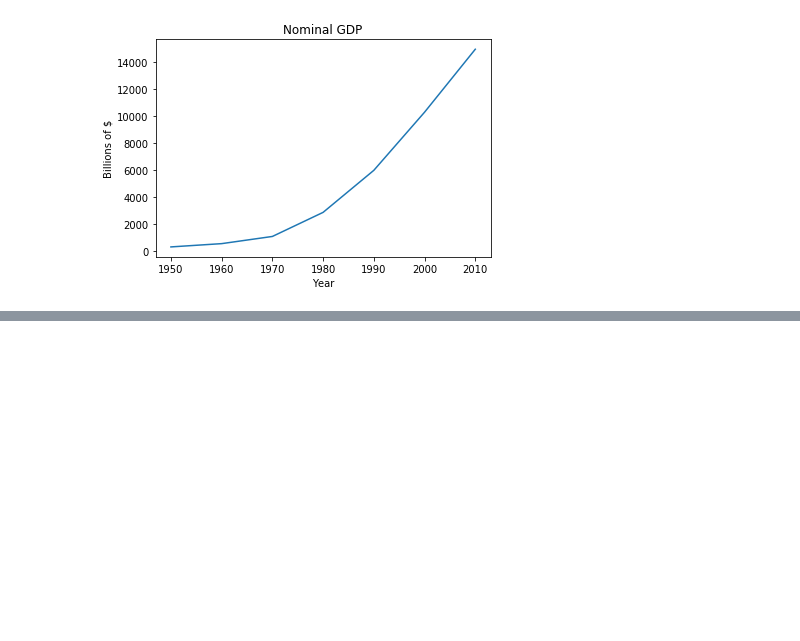
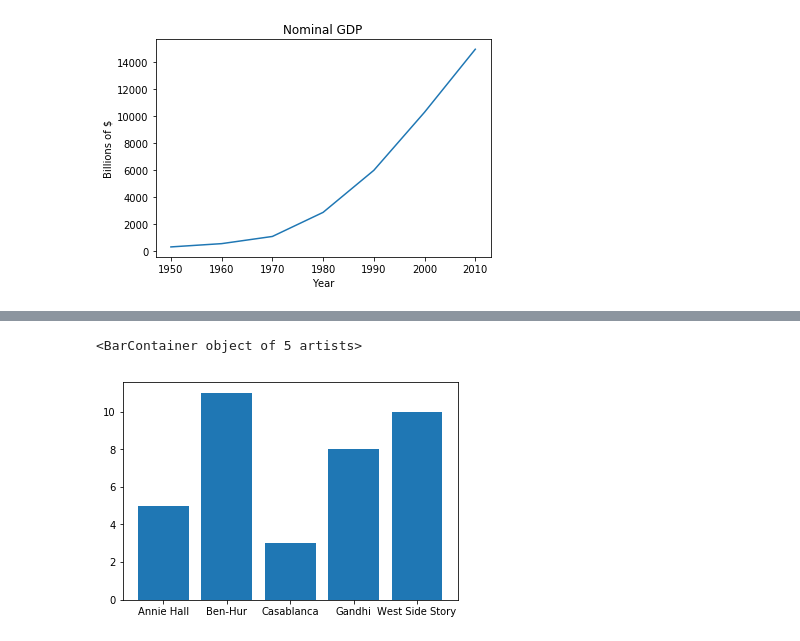
Before and after one commit to kencbaron/hello-world, a Jupyter notebook: DatraSciencefromScratch2.ipynb, the cells around one changed output, grey strips where cells are left out. Drawn from its saved outputs; the diff is of its cells as text; code cells hidden in the pictures; blank space fills up the shorter version.

```diff
--- a/DatraSciencefromScratch2.ipynb
+++ b/DatraSciencefromScratch2.ipynb
@@ -228,0 +251,5 @@ Text(0.5, 0, 'Year')
+# %%
+plt.bar(movies,num_oscars)
+# %% [output]
+<BarContainer object of 5 artists>
+[figure, added]
```
Also changed, not shown: parts of 22 cells of this notebook.
